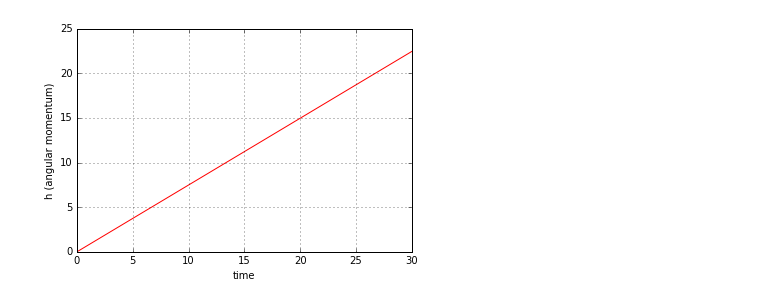
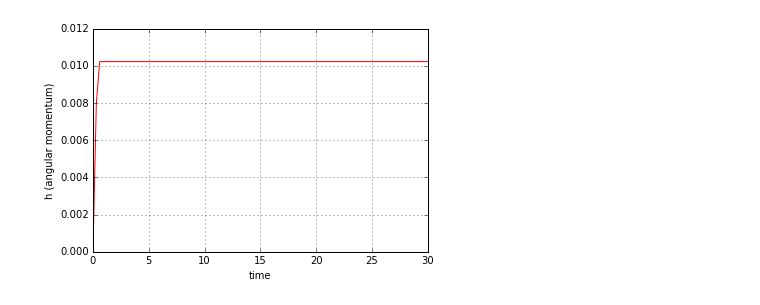
Before and after one commit to SiddhanthUnnithan/models351, a Jupyter notebook: simulation.ipynb, the cells around one changed output. Cells and saved outputs as stored; diff of their text form; code cells hidden in the pictures.

```diff
--- a/simulation.ipynb
+++ b/simulation.ipynb
@@ -38,6 +5,4 @@ plot.show()
 # %%
-import pdb
-
 # CONSTANTS
 wheel_radius = 0.13 # m
 mag_mass = 0.1133981 # kg - home depot reference
@@ -69,10 +34,10 @@ def input_torque(t):
         t : {numpy array}
             timeseries with appropriate range
     """
-    # TODO : define an equation for the input torque
-    # use arbitrary torque value and define number of seconds for which the same torque is applied
-    # remaining time will have 0 torque
-    return 1.0
+    if 0.15*t**2 > 7.0*inertial_mass:
+        return 0.0
+
+    return 7.0*inertial_mass - 0.15*t**2
 
 def mag_force(theta, show_plots=False):
     """
@@ -99,16 +64,7 @@ def mag_force(theta, show_plots=False):
     # store intermediary caclculations for b0 - cleanliness
     inter = [mag_length*mag_width, mag_length**2, mag_width**2, mag_height + sep]
 
-    # magnetic flux density calculation - function of separation
-    # need to obtain Br (remenance field val)
-    # b0 = br/np.pi * (np.arctan(inter[0]/(2*sep*np.sqrt(4*sep**2 + inter[1] + inter[2]))) - \
-    #                  np.arctan(inter[0]/(2*inter[3]*np.sqrt(4*inter[3]**2 + inter[1] + inter[2]))))
-
-    b0 = 3800/10**4
-
-    # print (b0**2 * pole_area**2 * (mag_length**2 + mag_radius**2))/(np.pi*u0 * mag_length**2)
-
-    # print 1/sep**2 + 1/(sep + 2*mag_length)**2 - 2/(sep + mag_length)**2
+    b0 = 600/10**4
 
     # magnetomotive force - assumes cylindrical bar magnets
     force = ((b0**2 * pole_area**2 * (mag_length**2 + mag_radius**2))/(np.pi*u0 * mag_length**2)) * \
@@ -129,7 +85,6 @@ def mag_force(theta, show_plots=False):
         plot.grid()
         plot.show()
 
-
         plot.plot(t, force, "g-")
         plot.ylabel("mmf")
         plot.xlabel("time")
@@ -139,46 +94,15 @@ def mag_force(theta, show_plots=False):
     return force
 
 # SIMULATION
-def model_1(y, t):
-    """
-        generate series of RHS equations from system 1 to be passed
-        into solver.
-
-        Parameters
-        ----------
-        y : {numpy.array}
-            initial conditions for system
-
-        t : {numpy.array}
-            timeseries with appropriate range
-    """
-    p2 = y[0]
+def model(y, t):
+    p2, theta, q8, p7 = y
 
     dp2 = input_torque(t) / (1 + (wheel_radius**2)*mag_mass/inertial_mass)
     dtheta = p2/inertial_mass
-
-    return [dp2, dtheta]
-
-def model_2(y, t, theta):
-    """
-        generate series of RHS equations from system 2 to be passed
-        into solver.
-
-        Parameters
-        ----------
-        y : {numpy.array}
-            initial conditions for system
-
-        t : {numpy.array}
-            timeseries with appropriate range
-    """
-    q8 = y[0]
-    p7 = y[1]
-
-    dp7 = (mag_force(70) - q8 * spring_const)/(1 + mag_mass/cart_mass)
+    dp7 = (mag_force(theta) - q8*spring_const)/(1 + mag_mass/cart_mass)
     dq8 = p7/cart_mass
 
-    return [dq8, dp7]
+    return [dp2, dtheta, dq8, dp7]
 
 def simulate():
     # initial conditions
@@ -189,31 +113,16 @@ def simulate():
 
     time = np.linspace(0.0, 30.0, 100) # 100 points between 0 and 30 seconds
 
-    """
-        We compute angular momentum and theta first as we've split the two
-        systems and because the magnetomotive repelling force is a function
-        of theta.
-    """
-    y_init_1 = [p2_0, theta_0]
+    y_init = [p2_0, theta_0, q8_0, p7_0]
 
-    # angular momentum and theta
-    y1 = odeint(model_1, y_init_1, time, printmessg=True)
+    y = odeint(model, y_init, time, printmessg=True)
 
-    p2 = y1[:,0]
+    p2 = y[:, 0]
+    theta = y[:, 1]
+    q8 = y[:, 2]
+    p7 = y[:, 3]
 
-    theta = np.degrees(y1[:,1])
-
-    theta = map(lambda x: x % 360, theta)
-
-    y_init_2 = [q8_0, p7_0]
-
-    # spring displacement and cart momentum
-    extra_args = (theta,)
-
-    y2 = odeint(model_2, y_init_2, time, args=extra_args, printmessg=True)
-
-    q8 = y2[:,0]
-    p7 = y2[:,1]
+    theta = map(lambda x: x % 360, np.degrees(theta))
 
     # compute and plot theta-related values
     mag_force(theta, show_plots=True)
@@ -226,6 +135,7 @@ def simulate():
     plot.grid()
     plot.show()
 
+    # convert theta to degrees before plotting
     plot.plot(t, theta)
     plot.xlabel("time")
     plot.ylabel("theta")
@@ -238,7 +148,7 @@ def simulate():
     plot.grid()
     plot.show()
 
-    plot.plot(t, p7, "o-")
+    plot.plot(t, p7, "y")
     plot.xlabel("time")
     plot.ylabel("p (cart momentum)")
     plot.grid()
@@ -269 +163 @@ Integration successful.
-[figure, old version]
+[figure, new version]
```
Also changed, not shown: parts of 4 cells of this notebook.
